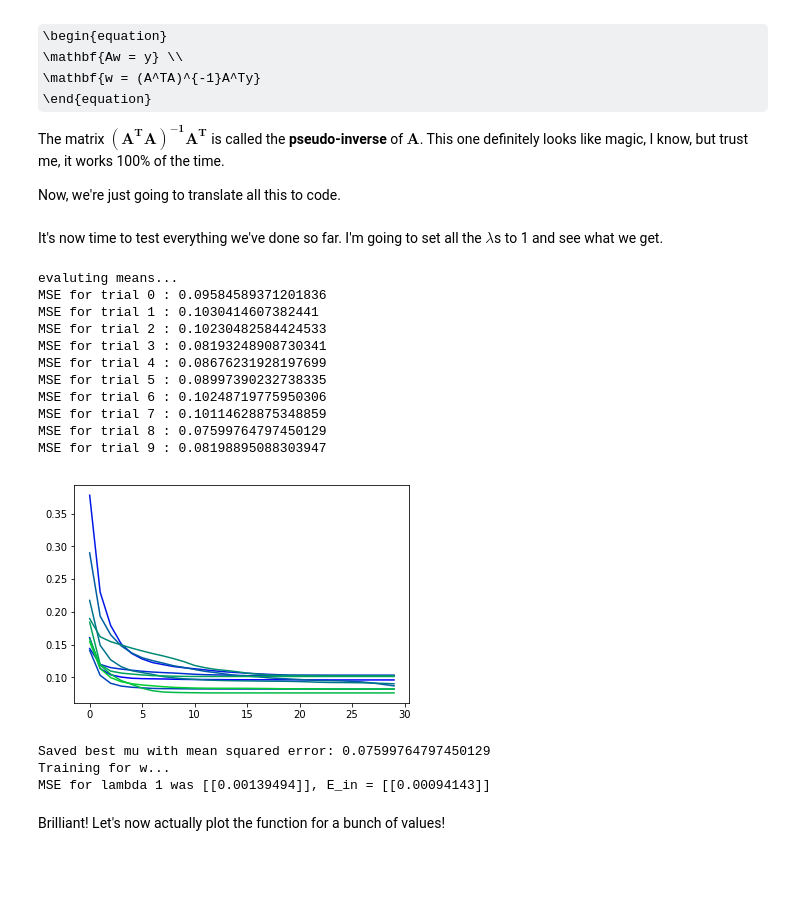
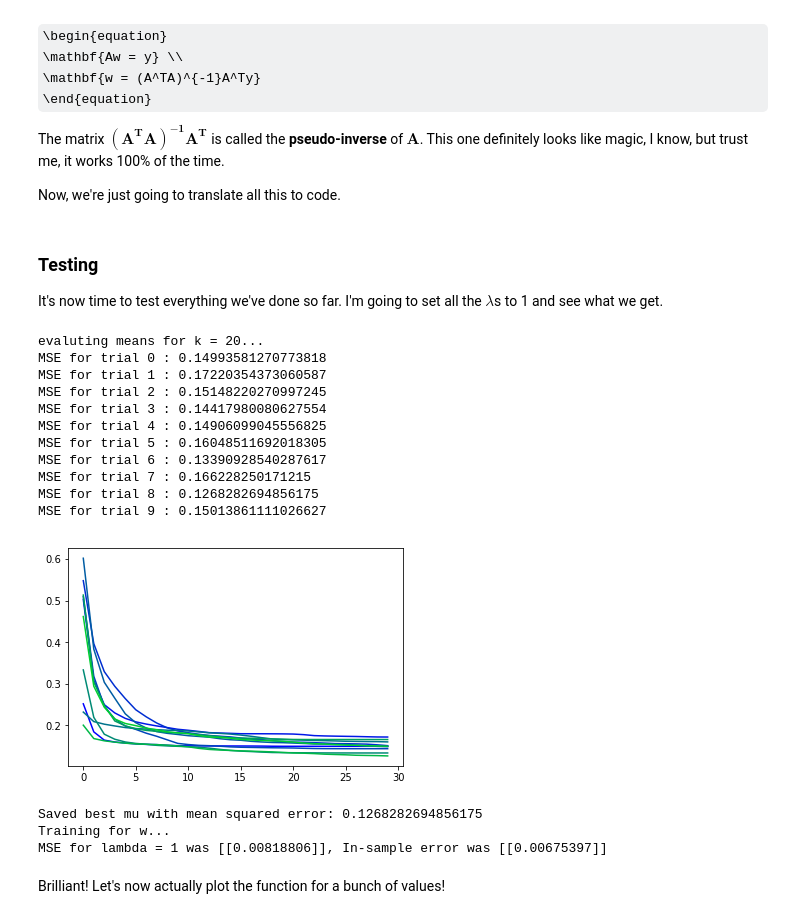
Before and after one commit to kabrol98/RBF-Sin, a Jupyter notebook: RBF-sin.ipynb, the cells around one changed output. Cells and saved outputs as stored; diff of their text form; code cells hidden in the pictures; some formulas as TeX source; blank space fills up the shorter version.

```diff
--- a/RBF-sin.ipynb
+++ b/RBF-sin.ipynb
@@ -220,7 +217,7 @@ def predict (x, mu, precision_rate, w):
         #   distance between point x and mu
         dist = np.linalg.norm(x - mu[i])
         #   square distance, multiply by lambda
-        exponent = (- precision_rate) * dist * dist
+        exponent = (- precision_rate[i]) * dist * dist
         A[0][i] = math.exp(exponent)
         pass
     return np.dot(A, w)
@@ -577,7 +579,7 @@ def regress_w(X, Y, mu, lambda_val):
             #     Take the distance between point x and mu
             dist = np.linalg.norm(_x - _mu)
             #   square distance, multiply by lambda
-            exponent = (- lambda_val) * dist * dist
+            exponent = (- lambda_val[j]) * dist * dist
             A[i][j] = math.exp(exponent)
             pass
         pass
@@ -594,42 +596,52 @@ def regress_w(X, Y, mu, lambda_val):
     res = np.dot(pseudoInv, res)
     return res
 # %% [markdown]
+### Testing
+
 It's now time to test everything we've done so far. I'm going to set all the $\lambda$s to 1 and see what we get.
 # %%
+# Train on 1000 values
 train_N = 1000
+# Error calculated from 100 values
 test_N = 200
+# Set K proportional to log size of training set
+K = 3 * math.log(train_N)
 
-(train_X, train_Y) = generateSinPairs(train_N, 4)
-(test_X, test_Y) = generateSinPairs(test_N, 4)
+# Generate relevant (x, y) pairs
+(train_X, train_Y) = generateSinPairs(train_N, 8)
+(test_X, test_Y) = generateSinPairs(test_N, 8)
 
+# Run K-means on training set.
 Lloyd = KMeans(K, train_X)
+mu = Lloyd.assign_means(10,30)
 
-mu = Lloyd.assign_means(10,30)
-lambda_val = 1
+# Set lambda to 1 for all values
+lambda_val = np.ones(mu.shape)
 
 print("Training for w...")
 #   Train for given precision rate
 w = regress_w(train_X, train_Y, mu, lambda_val)
-#   Get the error
+#   Get the error within the training set
 E_in = get_loss(train_X, train_Y, lambda_val, mu, w)
+# Get the error outside the training set
 E_out = get_loss(test_X, test_Y, lambda_val, mu, w)
-print('MSE for lambda {} was {}, E_in = {}'.format(lambda_val, E_out, E_in))
+print('MSE for lambda = {} was {}, In-sample error was {}'.format(1, E_out, E_in))
 # %% [output]
-evaluting means...
-MSE for trial 0 : 0.09584589371201836
-MSE for trial 1 : 0.1030414607382441
-MSE for trial 2 : 0.10230482584424533
-MSE for trial 3 : 0.08193248908730341
-MSE for trial 4 : 0.08676231928197699
-MSE for trial 5 : 0.08997390232738335
-MSE for trial 6 : 0.10248719775950306
-MSE for trial 7 : 0.10114628875348859
-MSE for trial 8 : 0.07599764797450129
-MSE for trial 9 : 0.08198895088303947
+evaluting means for k = 20...
+MSE for trial 0 : 0.14993581270773818
+MSE for trial 1 : 0.17220354373060587
+MSE for trial 2 : 0.15148220270997245
+MSE for trial 3 : 0.14417980080627554
+MSE for trial 4 : 0.14906099045556825
+MSE for trial 5 : 0.16048511692018305
+MSE for trial 6 : 0.13390928540287617
+MSE for trial 7 : 0.166228250171215
+MSE for trial 8 : 0.1268282694856175
+MSE for trial 9 : 0.15013861111026627
-[figure, old version]
+[figure, new version]
-Saved best mu with mean squared error: 0.07599764797450129
+Saved best mu with mean squared error: 0.1268282694856175
 Training for w...
-MSE for lambda 1 was [[0.00139494]], E_in = [[0.00094143]]
+MSE for lambda = 1 was [[0.00818806]], In-sample error was [[0.00675397]]
 # %% [markdown]
 Brilliant! Let's now actually plot the function for a bunch of values!
 # %%
```
Also changed, not shown: parts of 25 cells of this notebook.
